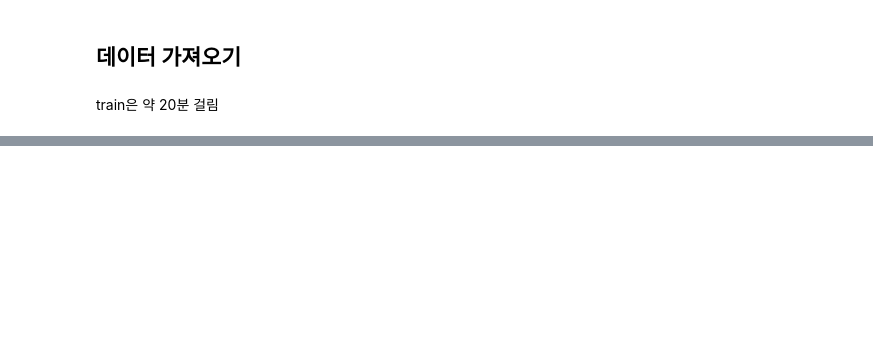
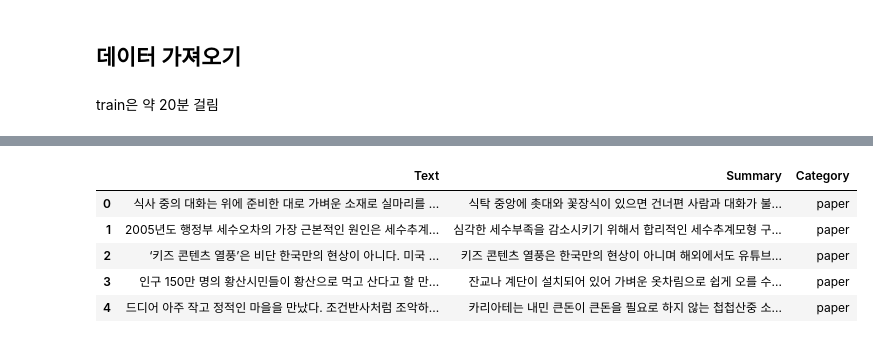
Before and after one commit to AIFFEL-NLP-PROJECT/Aiffelthon, a Jupyter notebook: DataProcess/Make_csv.ipynb, the cells around one changed output, grey strips where cells are left out. Cells and saved outputs as stored; diff of their text form; code cells hidden in the pictures; blank space fills up the shorter version.

```diff
--- a/DataProcess/Make_csv.ipynb
+++ b/DataProcess/Make_csv.ipynb
@@ -102,0 +223,14 @@ dff.head()
+# %%
+val_data_per_sum1_23 = pd.DataFrame(zip(val_passage_23sent_1, val_summary_23sent_1, val_category_name_23sent_1), columns=['Text',  'Summary', 'Category'])
+val_data_per_sum1_23.head()
+
+val_data_per_sum1_23.to_csv("/content/drive/MyDrive/인공지능/아이펠톤/PoC/make_csv/val_sum1_23.csv", mode='w', index = False)
+dff_val_data_per_sum1_23 = pd.read_csv('/content/drive/MyDrive/인공지능/아이펠톤/PoC/make_csv/val_sum1_23.csv')
+dff_val_data_per_sum1_23.head()
+# %% [output]
+|  | Text | Summary | Category |
+| 0 | 식사 중의 대화는 위에 준비한 대로 가벼운 소재로 실마리를 ... | 식탁 중앙에 촛대와 꽃장식이 있으면 건너편 사람과 대화가 불... | paper |
+| 1 | 2005년도 행정부 세수오차의 가장 근본적인 원인은 세수추계... | 심각한 세수부족을 감소시키기 위해서 합리적인 세수추계모형 구... | paper |
+| 2 | ‘키즈 콘텐츠 열풍’은 비단 한국만의 현상이 아니다. 미국 ... | 키즈 콘텐츠 열풍은 한국만의 현상이 아니며 해외에서도 유튜브... | paper |
+| 3 | 인구 150만 명의 황산시민들이 황산으로 먹고 산다고 할 만... | 잔교나 계단이 설치되어 있어 가벼운 옷차림으로 쉽게 오를 수... | paper |
+| 4 | 드디어 아주 작고 정적인 마을을 만났다. 조건반사처럼 조악하... | 카리아테는 내민 큰돈이 큰돈을 필요로 하지 않는 첩첩산중 소... | paper |
```
Also changed, not shown: parts of 32 cells of this notebook.
